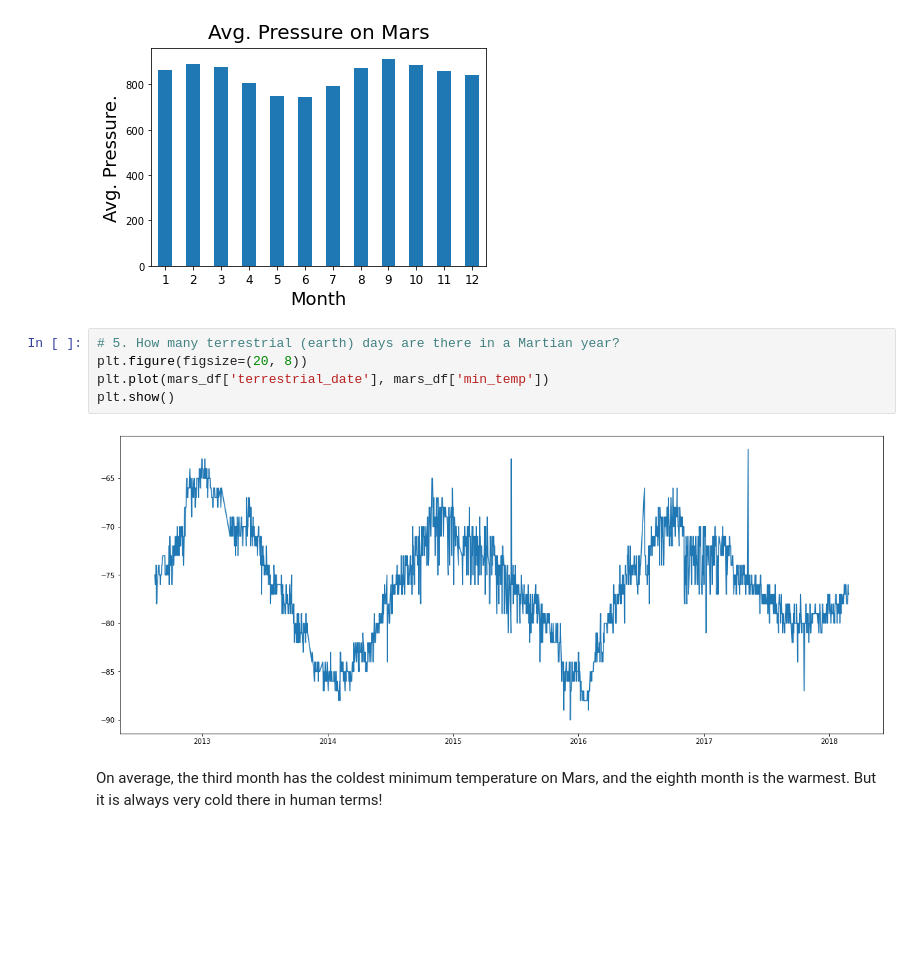
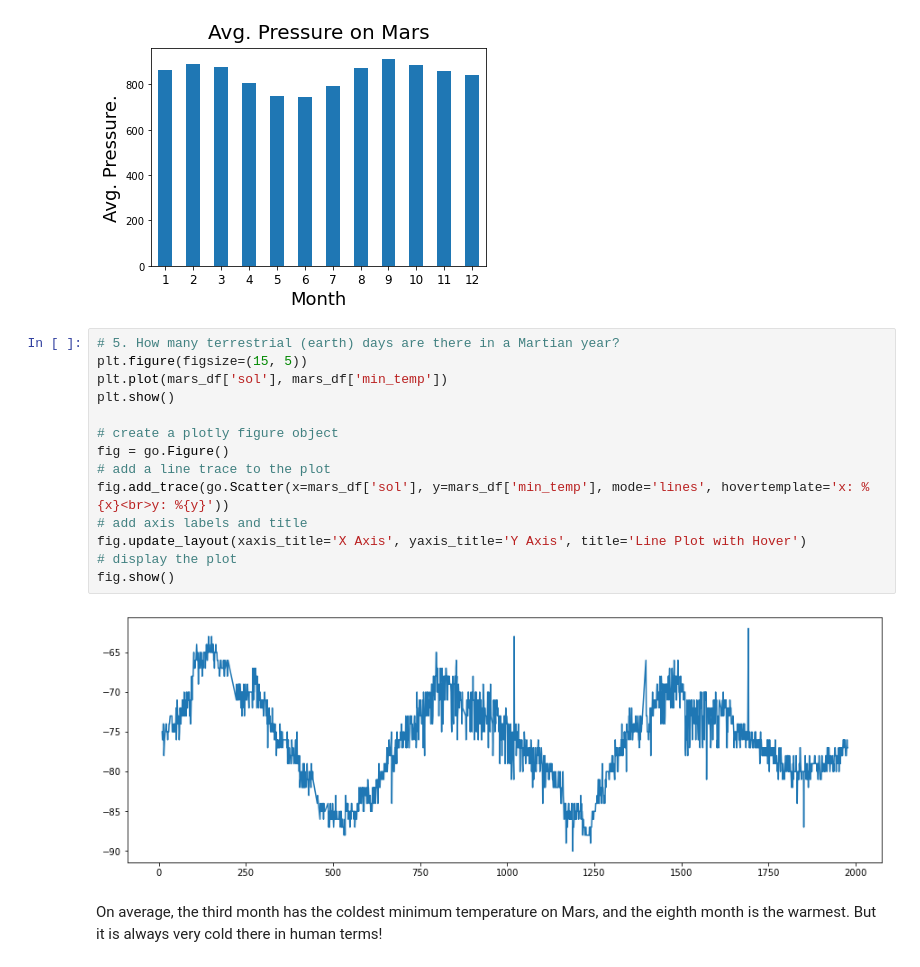
Before and after one commit to jakesb27/mars_web-scraping, a Jupyter notebook: part_2_mars_weather.ipynb, the cells around one changed output. Saved outputs shown, nothing was run; the diff lists cells and outputs as text; blank space fills up the shorter version.

```diff
--- a/part_2_mars_weather.ipynb
+++ b/part_2_mars_weather.ipynb
@@ -212,13 +213,22 @@ plt.title('Avg. Pressure on Mars', size=20, pad=10)
 plt.show()
 # %% [output]
 [figure]
-# %%
-# 5. How many terrestrial (earth) days are there in a Martian year?
-plt.figure(figsize=(20, 8))
-plt.plot(mars_df['terrestrial_date'], mars_df['min_temp'])
-plt.show()
-# %% [output]
-[figure, removed]
+# %%
+# 5. How many terrestrial (earth) days are there in a Martian year?
+plt.figure(figsize=(15, 5))
+plt.plot(mars_df['sol'], mars_df['min_temp'])
+plt.show()
+
+# create a plotly figure object
+fig = go.Figure()
+# add a line trace to the plot
+fig.add_trace(go.Scatter(x=mars_df['sol'], y=mars_df['min_temp'], mode='lines', hovertemplate='x: %{x}<br>y: %{y}'))
+# add axis labels and title
+fig.update_layout(xaxis_title='X Axis', yaxis_title='Y Axis', title='Line Plot with Hover')
+# display the plot
+fig.show()
+# %% [output]
+[figure, added]
 # %% [markdown]
 On average, the third month has the coldest minimum temperature on Mars, and the eighth month is the warmest. But it is always very cold there in human terms!
 # %% [markdown]
```
Also changed, not shown: parts of 3 cells of this notebook.
